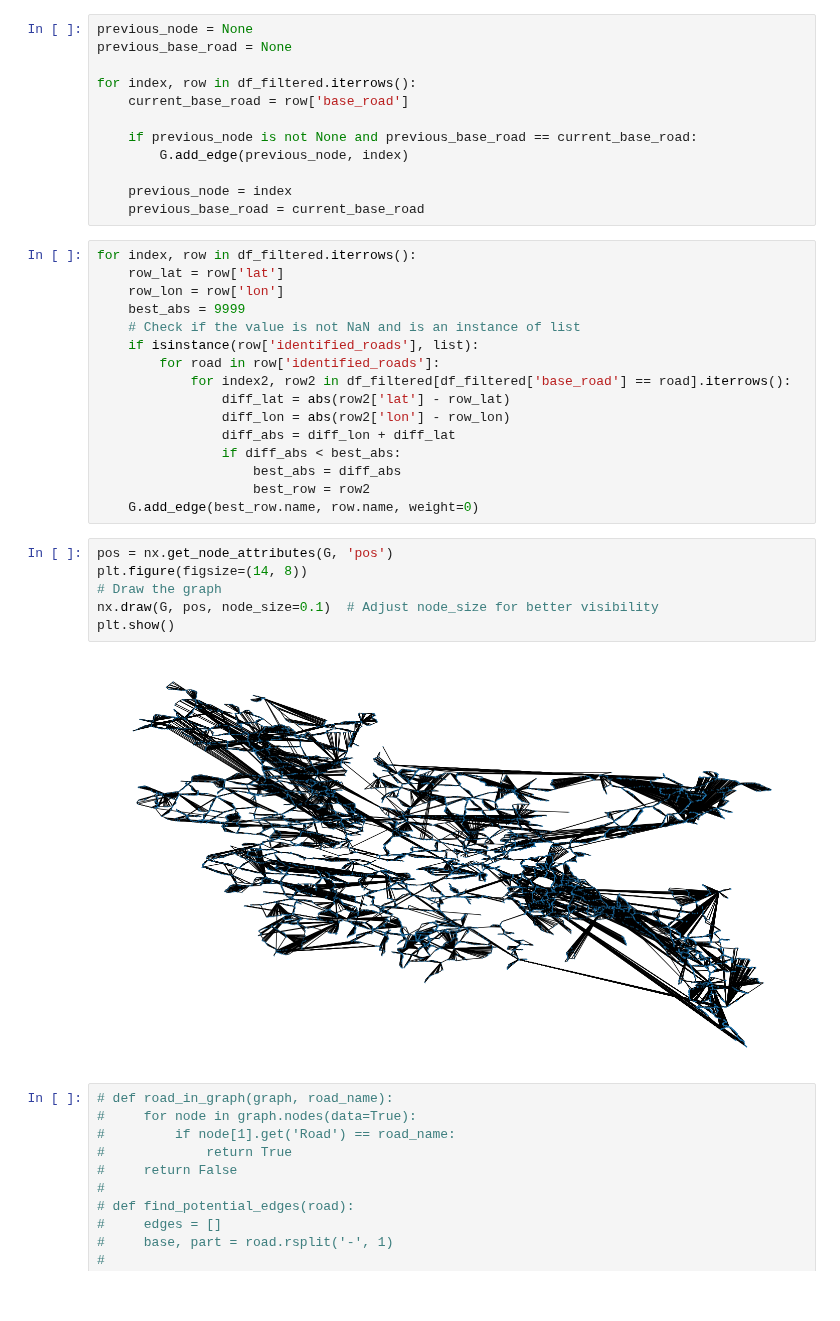
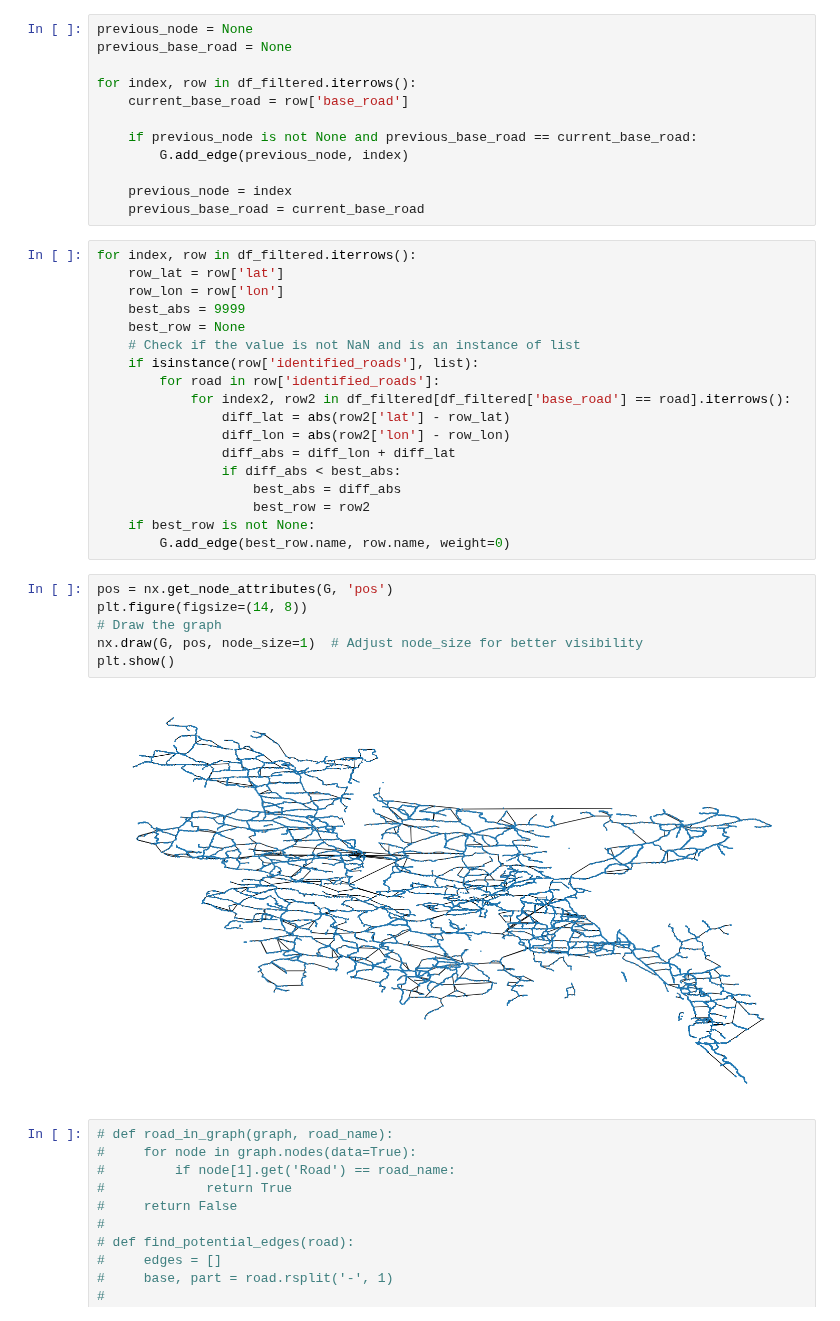
Before and after one commit to JulianvanRie/Advanced_Simulation_AS3, a Jupyter notebook: EPA133a-G2-A4/model/Sven_doet_dingen_A4.ipynb, the cells around one changed output. Cells and saved outputs as stored; diff of their text form.

```diff
--- a/EPA133a-G2-A4/model/Sven_doet_dingen_A4.ipynb
+++ b/EPA133a-G2-A4/model/Sven_doet_dingen_A4.ipynb
@@ -250,6 +250,7 @@ for index, row in df_filtered.iterrows():
     row_lat = row['lat']
     row_lon = row['lon']
     best_abs = 9999
+    best_row = None
     # Check if the value is not NaN and is an instance of list
     if isinstance(row['identified_roads'], list):
         for road in row['identified_roads']:
@@ -260,15 +261,16 @@ for index, row in df_filtered.iterrows():
                 if diff_abs < best_abs:
                     best_abs = diff_abs
                     best_row = row2
-    G.add_edge(best_row.name, row.name, weight=0)
+    if best_row is not None:
+        G.add_edge(best_row.name, row.name, weight=0)
 # %%
 pos = nx.get_node_attributes(G, 'pos')
 plt.figure(figsize=(14, 8))
 # Draw the graph
-nx.draw(G, pos, node_size=0.1)  # Adjust node_size for better visibility
+nx.draw(G, pos, node_size=1)  # Adjust node_size for better visibility
 plt.show()
 # %% [output]
-[figure, old version]
+[figure, new version]
 # %%
 # def road_in_graph(graph, road_name):
 #     for node in graph.nodes(data=True):
```
